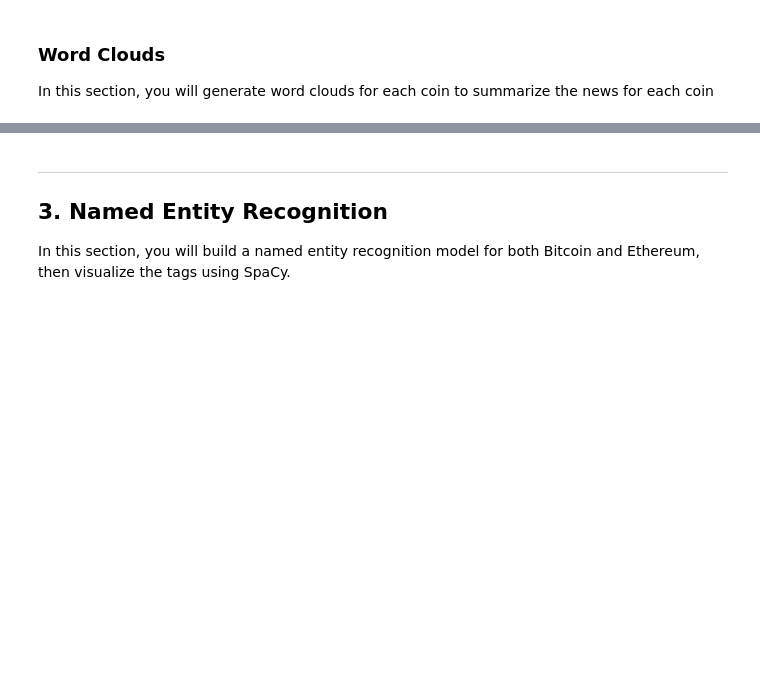
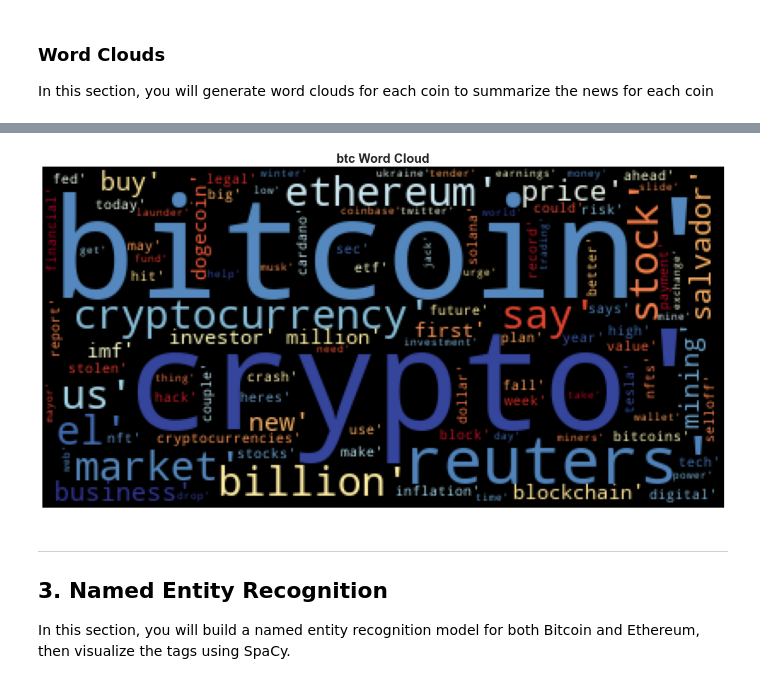
Before and after one commit to Valeriangrip/crypto_tales, a Jupyter notebook: crypto_sentiment.ipynb, the cells around one changed output, grey strips where cells are left out. Drawn from its saved outputs; the diff is of its cells as text; code cells hidden in the pictures; blank space fills up the shorter version.

```diff
--- a/crypto_sentiment.ipynb
+++ b/crypto_sentiment.ipynb
@@ -38,7 +49,7 @@ True
 newsapi = NewsApiClient(api_key=os.environ["NEWS_API_KEY"])
 # %%
 current_date = pd.Timestamp(datetime.now(), tz="America/New_York").isoformat()
-past_date = pd.Timestamp(datetime.now()- timedelta(1), tz="America/New_York").isoformat()
+past_date = pd.Timestamp(datetime.now()- timedelta(30), tz="America/New_York").isoformat()
 
 # Instantiate SentimentIntensityAnalyzer
 sid = SentimentIntensityAnalyzer()
@@ -281,17 +298,3 @@ sw = set(stopwords.words('english'))
-# %%
-# Complete the tokenizer function
-def tokenizer(text):
-    """Tokenizes text."""
-    # Remove the punctuation from text
-    regex = re.compile("[^a-zA-Z ]")
-    # Create a tokenized list of the words
-    re_clean = regex.sub('', text)
-    words = word_tokenize(re_clean)
-    # Lemmatize words into root words
-    lem = [lemmatizer.lemmatize(word) for word in words]
-    # Convert the words to lowercase & Remove the stop words
-    tokens = [word.lower() for word in lem if word.lower() not in sw]
-    return tokens
 # %%
 btc_tokens=[]
 for i in range(0,len(btc_headlines)):
@@ -380,0 +404,12 @@ mpl.rcParams['figure.figsize'] = [20.0, 10.0]
+# %%
+# Generate the Bitcoin word cloud
+terms_list = str(token_count(btc_tokens,100))
+# Create the word cloud
+wordcloud = WordCloud(colormap="RdYlBu").generate(terms_list)
+plt.imshow(wordcloud)
+plt.axis("off")
+fontdict = {"fontsize": 20, "fontweight": "bold"}
+plt.title("btc Word Cloud", fontdict=fontdict)
+plt.show()
+# %% [output]
+[figure, added]
```
Also changed, not shown: parts of 22 cells of this notebook.
